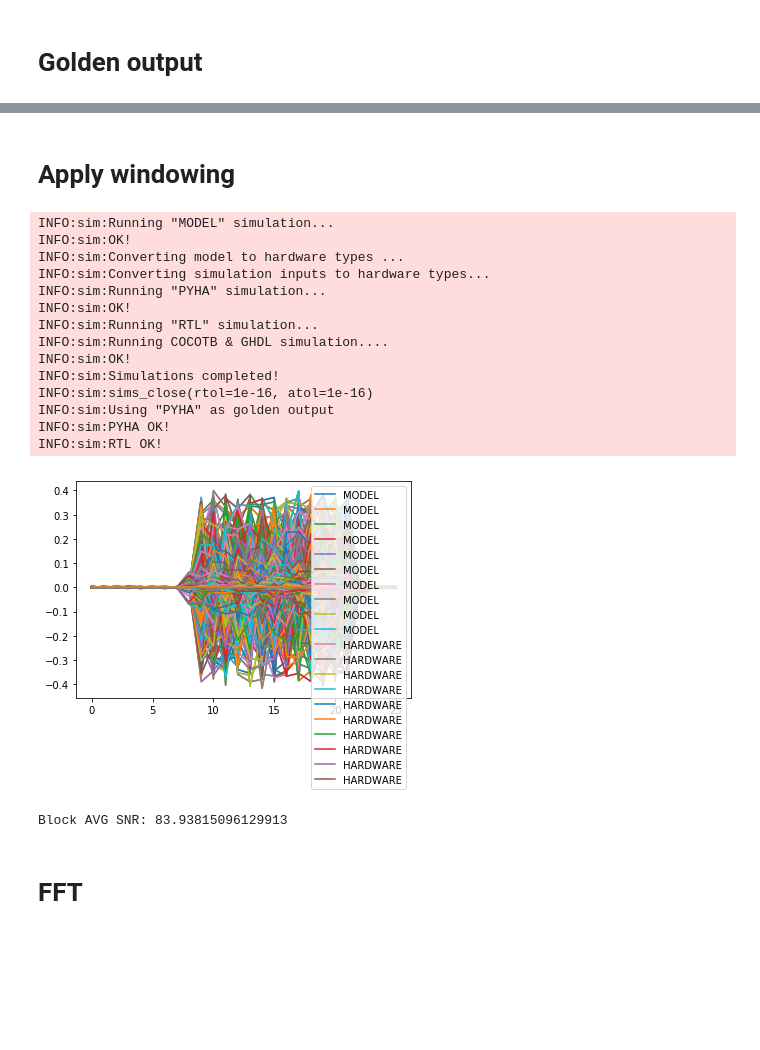
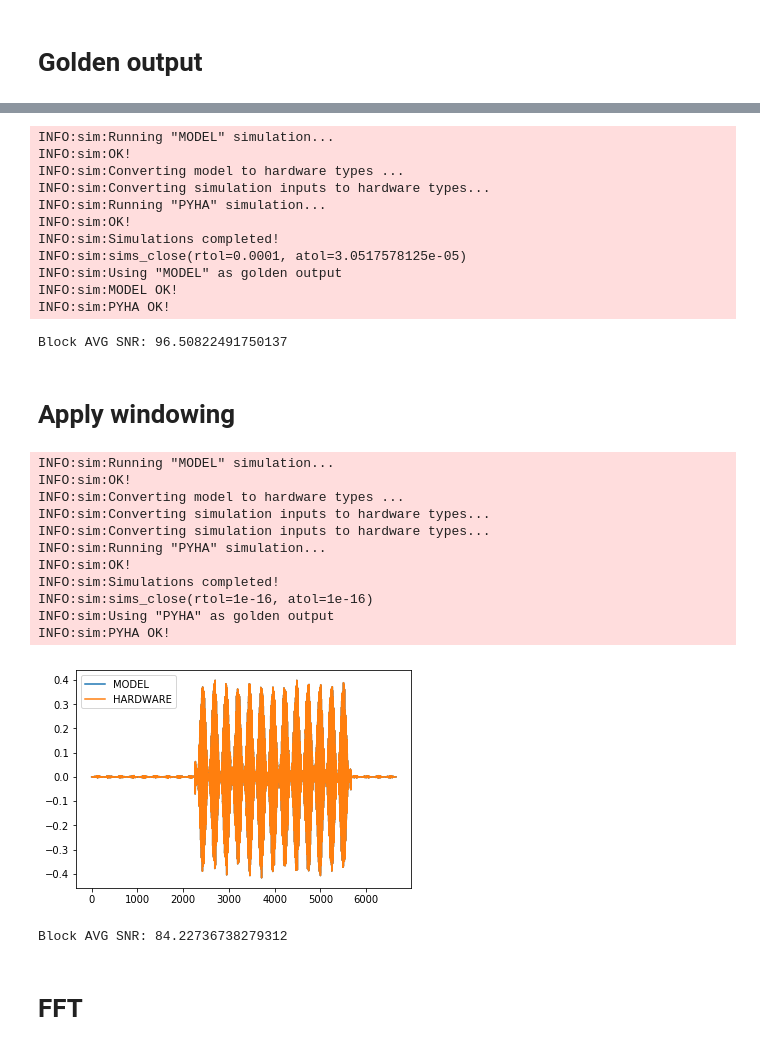
Before and after one commit to gasparka/pyhacores, a Jupyter notebook: under_construction/fft/doc/spectrogram.ipynb, the cells around one changed output, grey strips where cells are left out. Drawn from its saved outputs; the diff is of its cells as text; code cells hidden in the pictures; blank space fills up the shorter version.

```diff
--- a/under_construction/fft/doc/spectrogram.ipynb
+++ b/under_construction/fft/doc/spectrogram.ipynb
@@ -43,8 +44,7 @@ def snr(pure, noisy):
 # %%
 fft_points = 256
 freq_axis_avg_decimation = 2
-extra_sims = []
-extra_sims = ['RTL']
+sims = ['MODEL', 'PYHA']
 # %% [markdown]
 # Prepare input
 # %%
@@ -73,37 +75,56 @@ imshow(golden_output)
+# %%
+dut = Packager(fft_points)
+sims = simulate(dut, orig_inp, output_callback=DataWithIndex.unpack, simulations=sims)
+assert sims_close(sims)
+# %% [output]
+INFO:sim:Running "MODEL" simulation...
+INFO:sim:OK!
+INFO:sim:Converting model to hardware types ...
+INFO:sim:Converting simulation inputs to hardware types...
+INFO:sim:Running "PYHA" simulation...
+INFO:sim:OK!
+INFO:sim:Simulations completed!
+INFO:sim:sims_close(rtol=0.0001, atol=3.0517578125e-05)
+INFO:sim:Using "MODEL" as golden output
+INFO:sim:MODEL OK!
+INFO:sim:PYHA OK!
+# %%
+snrs = snr(sims['MODEL'], sims['PYHA'])
+print(f'Block AVG SNR: {snrs}')
+# %% [output]
+Block AVG SNR: 96.50822491750137
 # %% [markdown]
 # Apply windowing
 # %%
 dut = Windower(fft_points)
-# %%
-sims = simulate(dut, orig_inp, simulations=['MODEL', 'PYHA'] + extra_sims)
-assert hardware_sims_equal(sims)
-# %% [output]
-INFO:sim:Running "MODEL" simulation...
-INFO:sim:OK!
-INFO:sim:Converting model to hardware types ...
-INFO:sim:Converting simulation inputs to hardware types...
-INFO:sim:Running "PYHA" simulation...
-INFO:sim:OK!
-INFO:sim:Running "RTL" simulation...
-INFO:sim:Running COCOTB & GHDL simulation....
-INFO:sim:OK!
-INFO:sim:Simulations completed!
-INFO:sim:sims_close(rtol=1e-16, atol=1e-16)
-INFO:sim:Using "PYHA" as golden output
-INFO:sim:PYHA OK!
-INFO:sim:RTL OK!
+# %%
+inp = np.array(sims['PYHA'])
+sims = simulate(dut, inp, simulations=sims, output_callback=DataWithIndex.unpack, input_callback=DataWithIndex.pack)
+assert hardware_sims_equal(sims)
+# %% [output]
+INFO:sim:Running "MODEL" simulation...
+INFO:sim:OK!
+INFO:sim:Converting model to hardware types ...
+INFO:sim:Converting simulation inputs to hardware types...
+INFO:sim:Converting simulation inputs to hardware types...
+INFO:sim:Running "PYHA" simulation...
+INFO:sim:OK!
+INFO:sim:Simulations completed!
+INFO:sim:sims_close(rtol=1e-16, atol=1e-16)
+INFO:sim:Using "PYHA" as golden output
+INFO:sim:PYHA OK!
 # %%
-plt.plot(sims['MODEL'], label='MODEL')
-plt.plot(sims['PYHA'], label='HARDWARE')
+plt.plot(np.hstack(sims['MODEL']).real, label='MODEL')
+plt.plot(np.hstack(sims['PYHA']).real, label='HARDWARE')
 plt.legend()
 plt.show()
 # %% [output]
-[figure, old version]
+[figure, new version]
 # %%
 snrs = snr(sims['MODEL'], sims['PYHA'])
 print(f'Block AVG SNR: {snrs}')
 # %% [output]
-Block AVG SNR: 83.93815096129913
+Block AVG SNR: 84.22736738279312
 # %% [markdown]
 # FFT
 # %%
```
Also changed, not shown: parts of 22 cells of this notebook, 3 other files.
